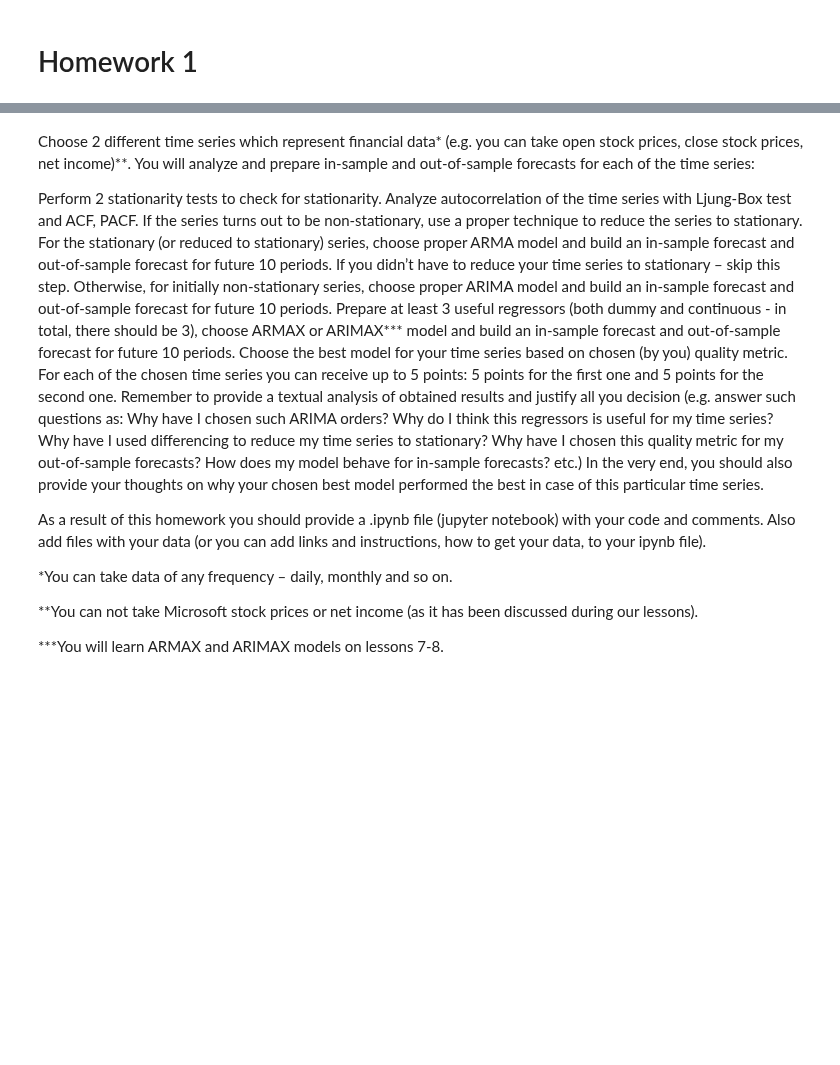
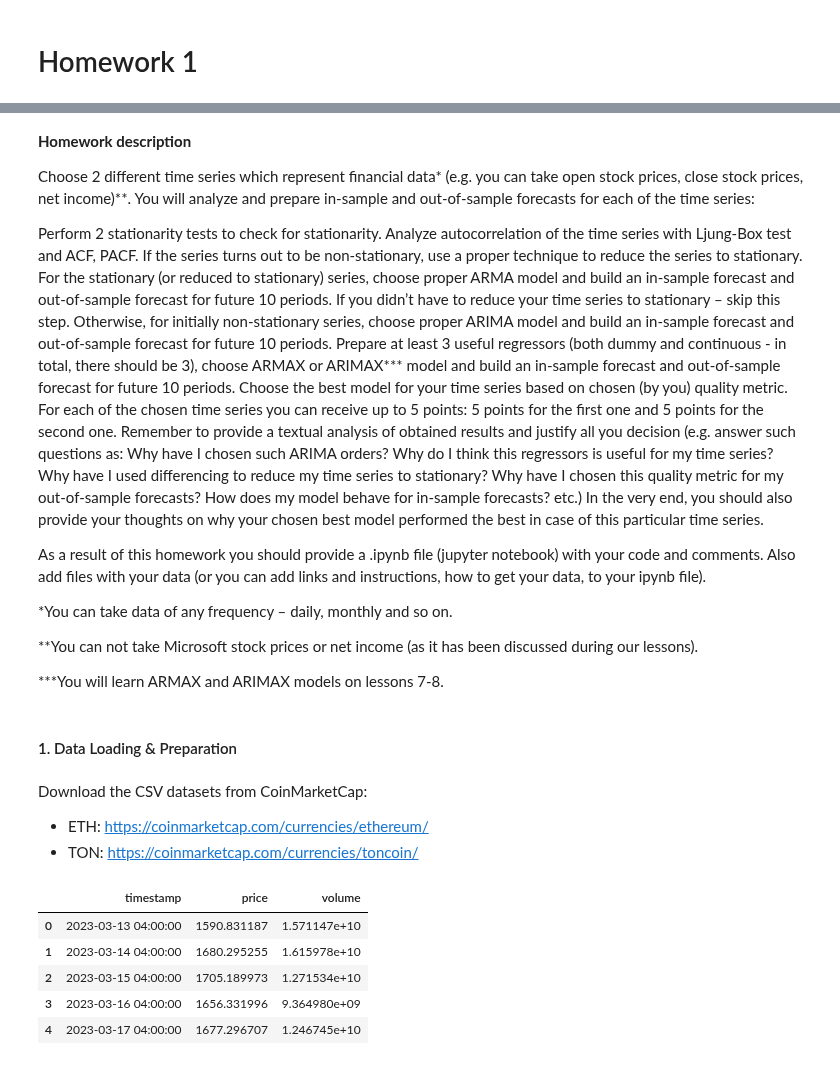
Before and after one commit to dnlmkhlv/ml, a Jupyter notebook: time-series/homeworks/homework1.ipynb, the cells around one changed output, grey strips where cells are left out. Drawn from its saved outputs; the diff is of its cells as text; code cells hidden in the pictures; blank space fills up the shorter version.

```diff
--- a/time-series/homeworks/homework1.ipynb
+++ b/time-series/homeworks/homework1.ipynb
@@ -3,4 +5,6 @@
 # %% [markdown]
+**Homework description**
+
 Choose 2 different time series which represent financial data* (e.g. you can take open stock prices, close stock prices, net income)**. You will analyze and prepare in-sample and out-of-sample forecasts for each of the time series:
 
 Perform 2 stationarity tests to check for stationarity.
@@ -21,3 +25,5 @@ As a result of this homework you should provide a .ipynb file (jupyter notebook)
 **You can not take Microsoft stock prices or net income (as it has been discussed during our lessons).
 
 ***You will learn ARMAX and ARIMAX models on lessons 7-8.
+# %% [markdown]
+#### 1. Data Loading & Preparation
@@ -23,0 +34,4 @@ As a result of this homework you should provide a .ipynb file (jupyter notebook)
+# %% [markdown]
+Download the CSV datasets from CoinMarketCap:
+- ETH: https://coinmarketcap.com/currencies/ethereum/
+- TON: https://coinmarketcap.com/currencies/toncoin/
@@ -23,0 +41,9 @@ As a result of this homework you should provide a .ipynb file (jupyter notebook)
+# %%
+df1.head()
+# %% [output]
+|  | timestamp | price | volume |
+| 0 | 2023-03-13 04:00:00 | 1590.831187 | 1.571147e+10 |
+| 1 | 2023-03-14 04:00:00 | 1680.295255 | 1.615978e+10 |
+| 2 | 2023-03-15 04:00:00 | 1705.189973 | 1.271534e+10 |
+| 3 | 2023-03-16 04:00:00 | 1656.331996 | 9.364980e+09 |
+| 4 | 2023-03-17 04:00:00 | 1677.296707 | 1.246745e+10 |
```
Also changed, not shown: parts of 11 cells of this notebook, 2 other files.
